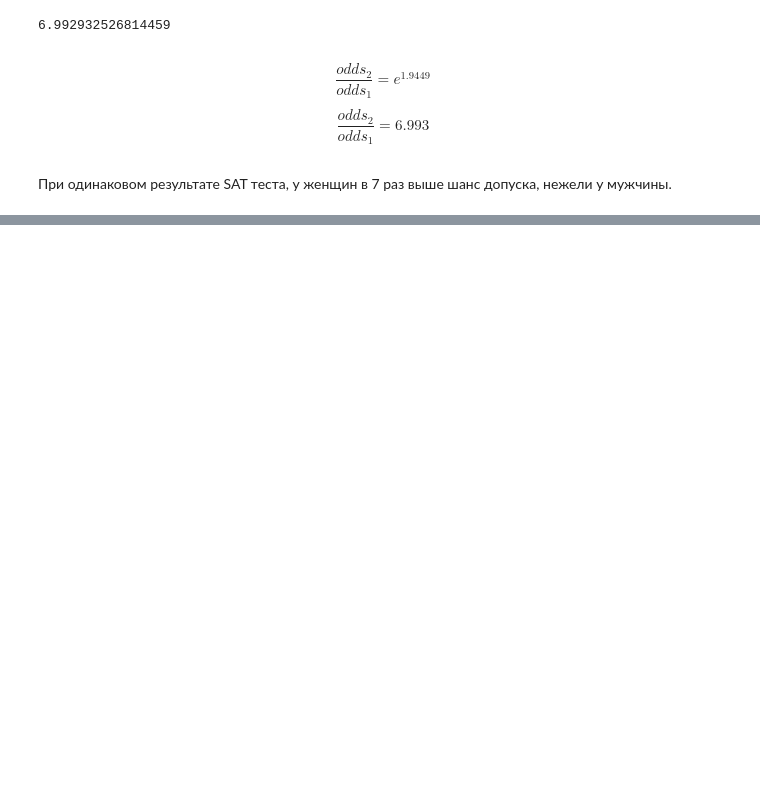
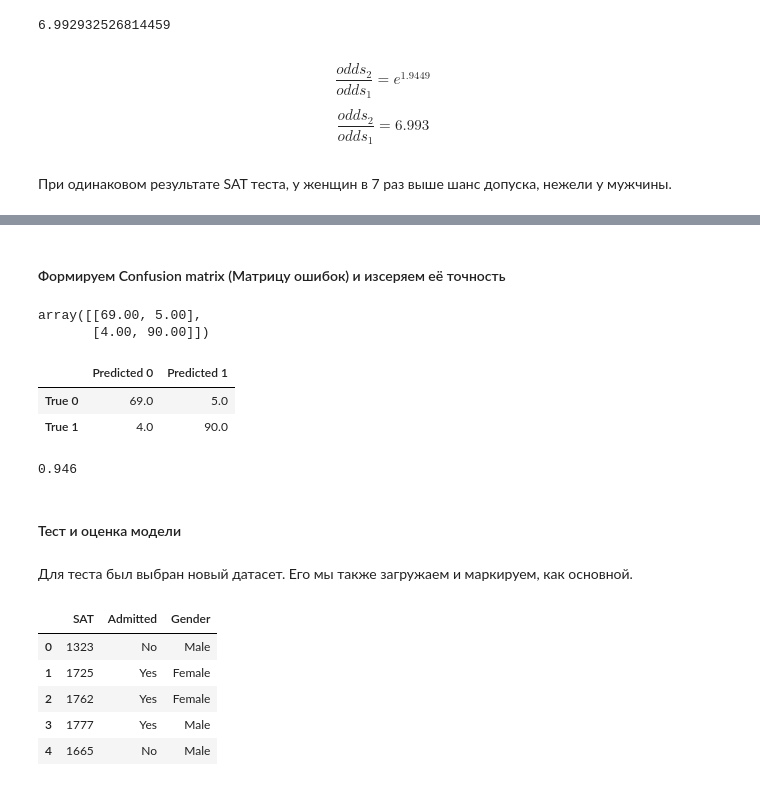
Before and after one commit to arl9kin/Python_data, a Jupyter notebook: ML/Logittask2.ipynb, the cells around one changed output, grey strips where cells are left out. Drawn from its saved outputs; the diff is of its cells as text; code cells hidden in the pictures; blank space fills up the shorter version.

```diff
--- a/ML/Logittask2.ipynb
+++ b/ML/Logittask2.ipynb
@@ -67,0 +132,36 @@ $$\frac{odds_2}{odds_1} = 6.993 $$
+# %% [markdown]
+####  Формируем Confusion matrix (Матрицу ошибок) и изсеряем её точность
+# %%
+reg_log.pred_table()
+# %% [output]
+array([[69.00, 5.00],
+       [4.00, 90.00]])
+# %%
+cm_df = pd.DataFrame(reg_log.pred_table())
+cm_df.columns = ['Predicted 0', 'Predicted 1']
+cm_df = cm_df.rename(index={0:'True 0', 1:'True 1'})
+cm_df
+# %% [output]
+|  | Predicted 0 | Predicted 1 |
+| True 0 | 69.0 | 5.0 |
+| True 1 | 4.0 | 90.0 |
+# %%
+cm = np.array(cm_df)
+accuracy_train = (cm[0,0]+cm[1,1])/cm.sum()
+accuracy_train.round(3)
+# %% [output]
+0.946
+# %% [markdown]
+#### Teст и оценка модели
+# %% [markdown]
+Для теста был выбран новый датасет. Его мы также загружаем и маркируем, как основной.
+# %%
+test = pd.read_csv('2.03. Test dataset.csv')
+test.head()
+# %% [output]
+|  | SAT | Admitted | Gender |
+| 0 | 1323 | No | Male |
+| 1 | 1725 | Yes | Female |
+| 2 | 1762 | Yes | Female |
+| 3 | 1777 | Yes | Male |
+| 4 | 1665 | No | Male |
```
Also changed, not shown: parts of 23 cells of this notebook.
